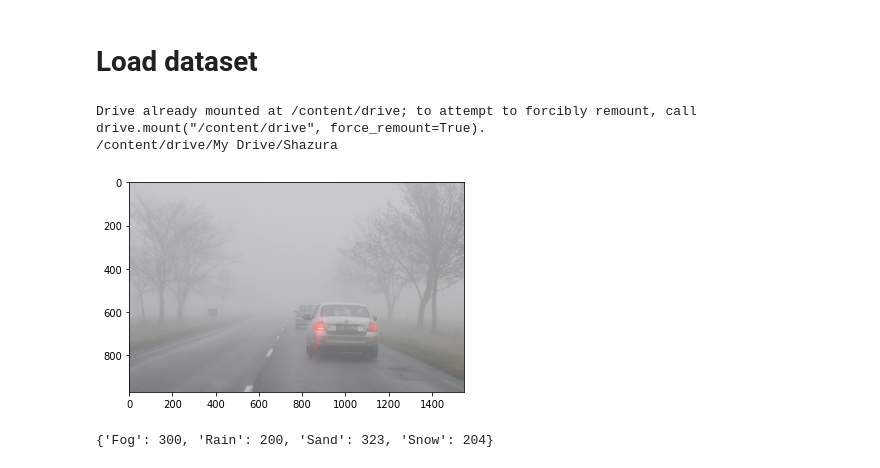
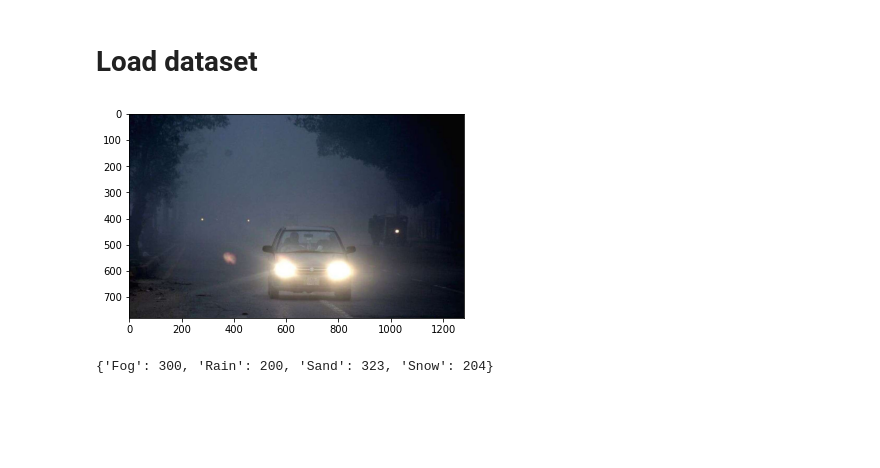
Before and after one commit to RafaRuz/Image_classification_no_DL, a Jupyter notebook: Shazura.ipynb, the cells around one changed output. Drawn from its saved outputs; the diff is of its cells as text; code cells hidden in the pictures; blank space fills up the shorter version.

```diff
--- a/Shazura.ipynb
+++ b/Shazura.ipynb
@@ -3,5 +7,5 @@
 # %%
-data_dir = '.'
+data_dir = 'Image_classification_no_DL/data/'
 # %% [markdown]
 # Introduction
 # %% [markdown]
@@ -80,21 +84,19 @@ def load_dataset(image_dir):
 
     return np.array(im_list)
 # %%
-from google.colab import drive
-drive.mount('/content/drive')
+# from google.colab import drive
+# drive.mount('/content/drive')
 
-# Change directory to the dataset
-%cd /content/drive/My Drive/Shazura/
+# # Change directory to the dataset
+# %cd /content/drive/My Drive/Shazura/
 
 # Load the dataset
 image_list = load_dataset(data_dir)
 
 # Show sample image
 plt.imshow(image_list[0][0]);
 # %% [output]
-Drive already mounted at /content/drive; to attempt to forcibly remount, call drive.mount("/content/drive", force_remount=True).
-/content/drive/My Drive/Shazura
-[figure, old version]
+[figure, new version]
 # %%
 # Number of images in each category
 unique, counts = np.unique(image_list[:,1], return_counts=True)
```
Also changed, not shown: parts of 2 cells of this notebook.
